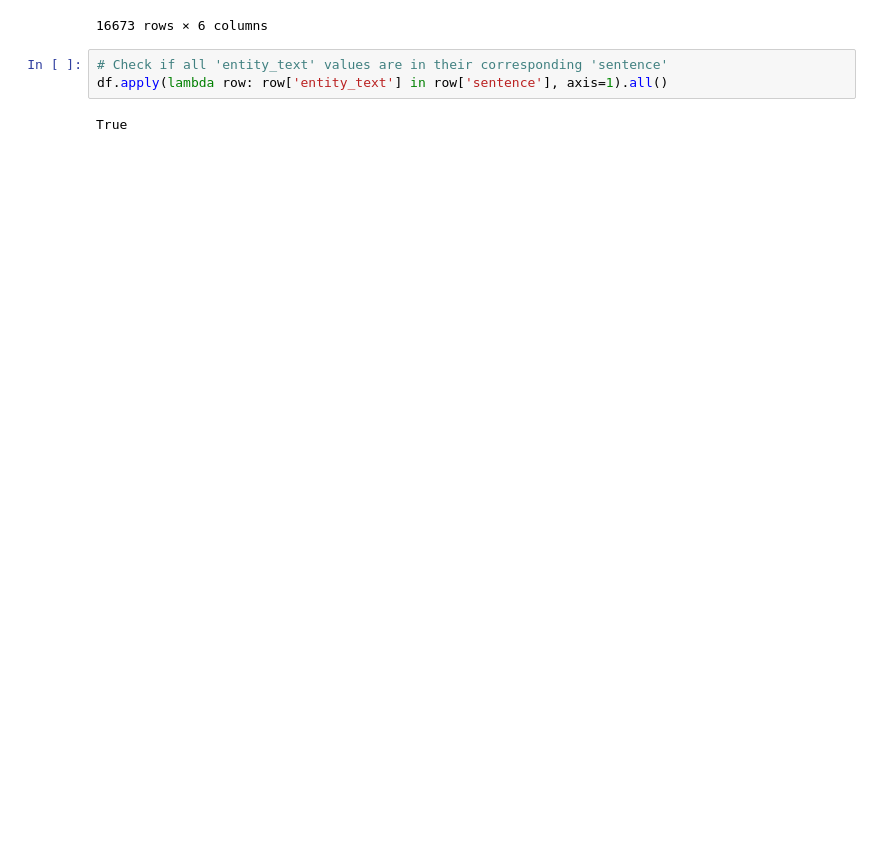
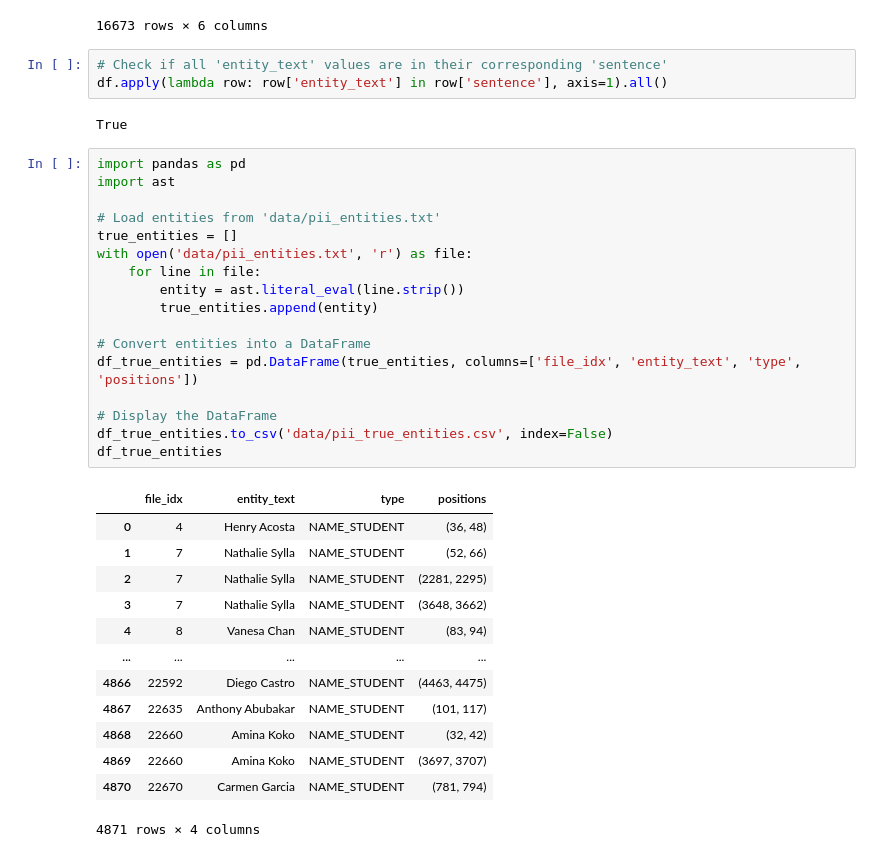
Before and after one commit to Jackshen-02/privacy_research, a Jupyter notebook: Privacy_PLUS-main/pii_entity_analysis.ipynb, the cells around one changed output. Cells and saved outputs as stored; diff of their text form; blank space fills up the shorter version.

```diff
--- a/Privacy_PLUS-main/pii_entity_analysis.ipynb
+++ b/Privacy_PLUS-main/pii_entity_analysis.ipynb
@@ -193,3 +193,34 @@ df
 df.apply(lambda row: row['entity_text'] in row['sentence'], axis=1).all()
 # %% [output]
 True
+# %%
+import pandas as pd
+import ast
+
+# Load entities from 'data/pii_entities.txt'
+true_entities = []
+with open('data/pii_entities.txt', 'r') as file:
+    for line in file:
+        entity = ast.literal_eval(line.strip())
+        true_entities.append(entity)
+
+# Convert entities into a DataFrame
+df_true_entities = pd.DataFrame(true_entities, columns=['file_idx', 'entity_text', 'type', 'positions'])
+
+# Display the DataFrame
+df_true_entities.to_csv('data/pii_true_entities.csv', index=False)
+df_true_entities
+# %% [output]
+|  | file_idx | entity_text | type | positions |
+| 0 | 4 | Henry Acosta | NAME_STUDENT | (36, 48) |
+| 1 | 7 | Nathalie Sylla | NAME_STUDENT | (52, 66) |
+| 2 | 7 | Nathalie Sylla | NAME_STUDENT | (2281, 2295) |
+| 3 | 7 | Nathalie Sylla | NAME_STUDENT | (3648, 3662) |
+| 4 | 8 | Vanesa Chan | NAME_STUDENT | (83, 94) |
+| ... | ... | ... | ... | ... |
+| 4866 | 22592 | Diego Castro | NAME_STUDENT | (4463, 4475) |
+| 4867 | 22635 | Anthony Abubakar | NAME_STUDENT | (101, 117) |
+| 4868 | 22660 | Amina Koko | NAME_STUDENT | (32, 42) |
+| 4869 | 22660 | Amina Koko | NAME_STUDENT | (3697, 3707) |
+| 4870 | 22670 | Carmen Garcia | NAME_STUDENT | (781, 794) |
+4871 rows × 4 columns
```
Also changed, not shown: parts of 1 cell of this notebook, 18 other files.
